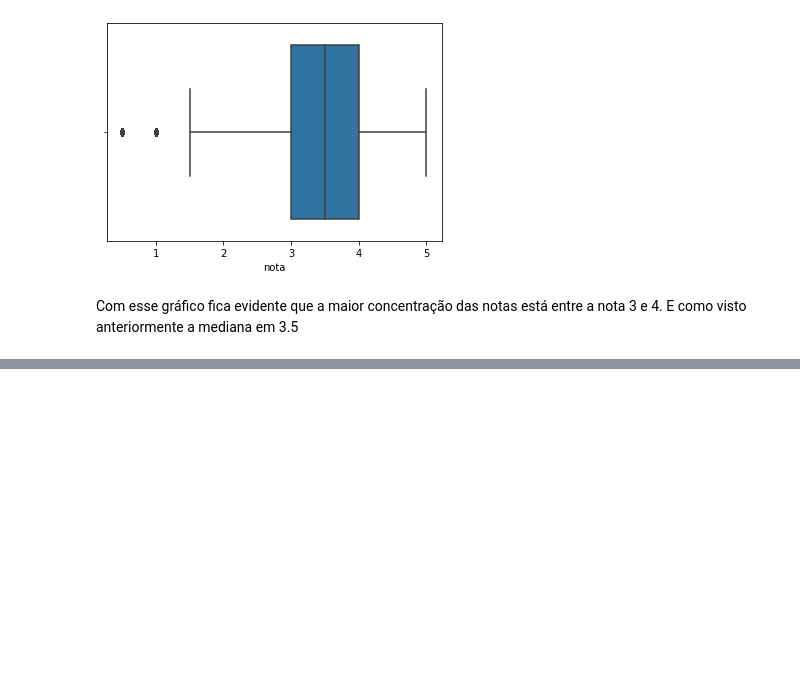
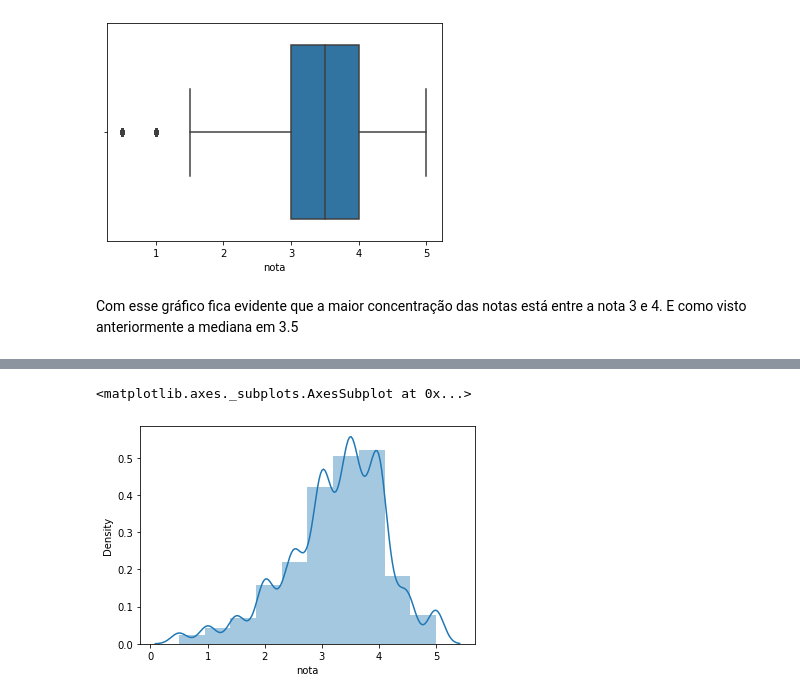
Before and after one commit to laurivansareta/introducao-a-data-science, a Jupyter notebook: Introdução_a_Data_Science.ipynb, the cells around one changed output, grey strips where cells are left out. Saved outputs shown, nothing was run; the diff lists cells and outputs as text; code cells hidden in the pictures; blank space fills up the shorter version.

```diff
--- a/Introdução_a_Data_Science.ipynb
+++ b/Introdução_a_Data_Science.ipynb
@@ -112,0 +221,6 @@ Com esse gráfico fica evidente que a maior concentração das notas está entre
+# %%
+# Definindo bins
+sns.distplot(medias_por_filme, bins=10)
+# %% [output]
+<matplotlib.axes._subplots.AxesSubplot at 0x...>
+[figure, added]
```
Also changed, not shown: parts of 24 cells of this notebook.
